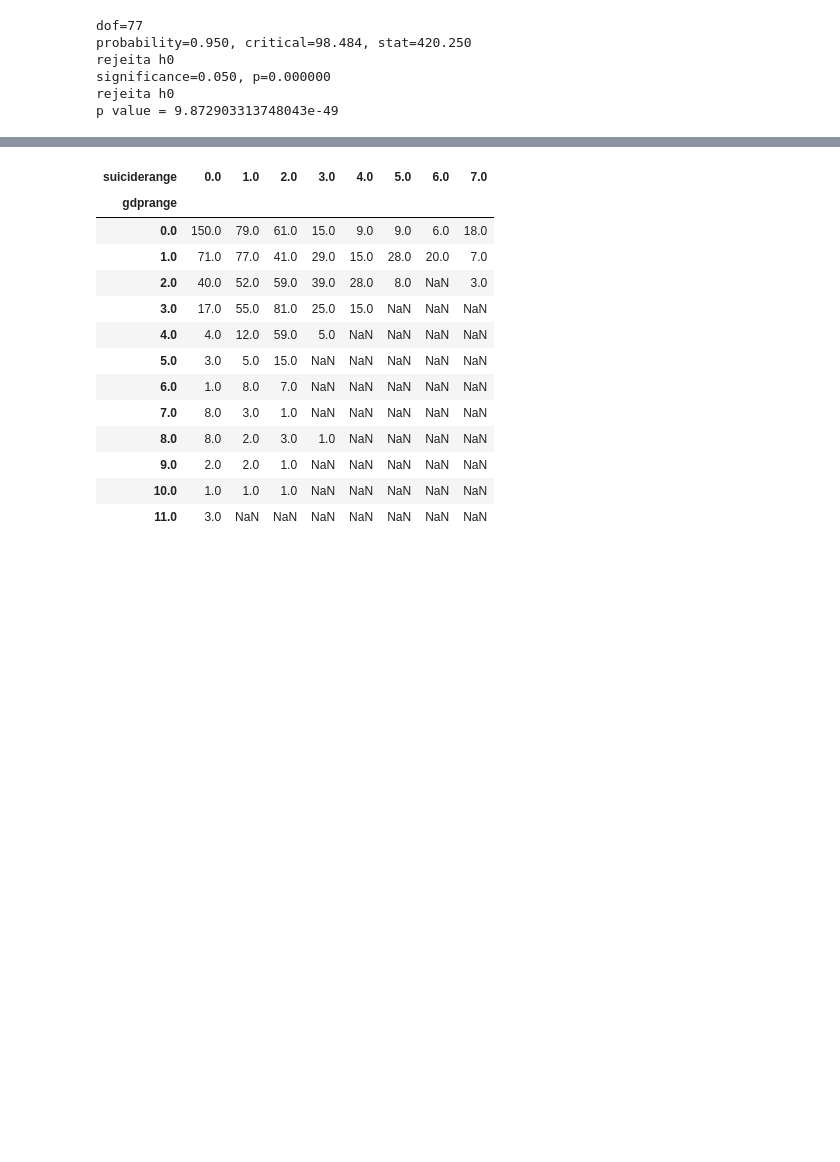
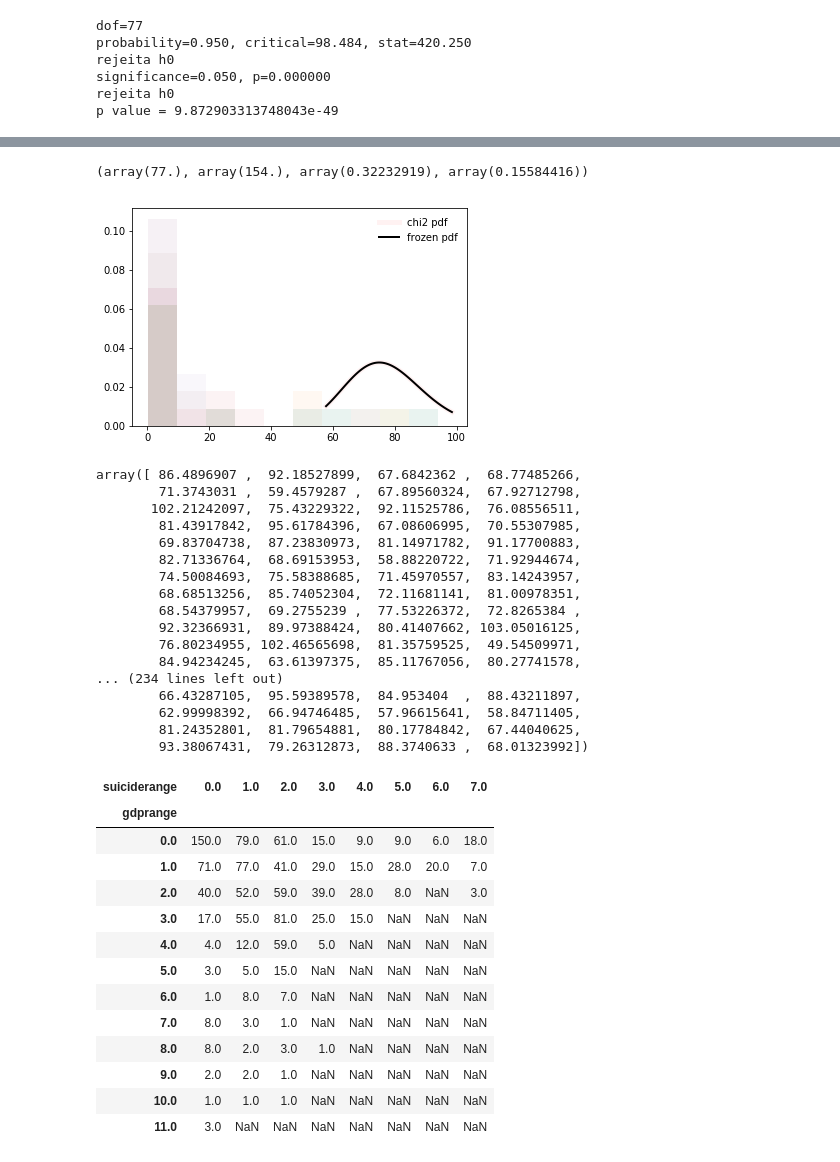
Before and after one commit to nicolas-sss/lp-project-hlnn-20191, a Jupyter notebook: jupyter files/Suicidio vs pib.ipynb, the cells around one changed output, grey strips where cells are left out. Drawn from its saved outputs; the diff is of its cells as text; code cells hidden in the pictures; blank space fills up the shorter version.

```diff
--- a/jupyter files/Suicidio vs pib.ipynb
+++ b/jupyter files/Suicidio vs pib.ipynb
@@ -171,3 +171,42 @@ p value = 9.872903313748043e-49
+# %%
+df = 77
+chi2.stats(df, moments='mvsk')
+# %% [output]
+(array(77.), array(154.), array(0.32232919), array(0.15584416))
+# %%
+fig, ax = plt.subplots(1, 1)
+x = np.linspace(chi2.ppf(0.05, df),
+                chi2.ppf(0.95, df), 100)
+ax.plot(x, chi2.pdf(x, df),
+       'r-', lw=5, alpha=0.05, label='chi2 pdf')
+rv = chi2(df)
+ax.plot(x, rv.pdf(x), 'k-', lw=2, label='frozen pdf')
+vals = chi2.ppf([0.001, 0.5, 0.999], df)
+np.allclose([0.001, 0.5, 0.999], chi2.cdf(vals, df))
+r = chi2.rvs(df, size=1000)
+ax.hist(expected, density=True, histtype='stepfilled', alpha=0.05)
+ax.legend(loc='best', frameon=False)
+plt.show()
+r
+# %% [output]
+[figure, added]
+array([ 86.4896907 ,  92.18527899,  67.6842362 ,  68.77485266,
+        71.3743031 ,  59.4579287 ,  67.89560324,  67.92712798,
+       102.21242097,  75.43229322,  92.11525786,  76.08556511,
+        81.43917842,  95.61784396,  67.08606995,  70.55307985,
+        69.83704738,  87.23830973,  81.14971782,  91.17700883,
+        82.71336764,  68.69153953,  58.88220722,  71.92944674,
+        74.50084693,  75.58388685,  71.45970557,  83.14243957,
+        68.68513256,  85.74052304,  72.11681141,  81.00978351,
+        68.54379957,  69.2755239 ,  77.53226372,  72.8265384 ,
+        92.32366931,  89.97388424,  80.41407662, 103.05016125,
+        76.80234955, 102.46565698,  81.35759525,  49.54509971,
+        84.94234245,  63.61397375,  85.11767056,  80.27741578,
+... (234 lines left out)
+        66.43287105,  95.59389578,  84.953404  ,  88.43211897,
+        62.99998392,  66.94746485,  57.96615641,  58.84711405,
+        81.24352801,  81.79654881,  80.17784842,  67.44040625,
+        93.38067431,  79.26312873,  88.3740633 ,  68.01323992])
 # %%
 groupsizes = dft.groupby(['suiciderange', 'gdprange']).size()
 ctsum = groupsizes.unstack('suiciderange')
```
Also changed, not shown: parts of 6 cells of this notebook, 15 other files.
